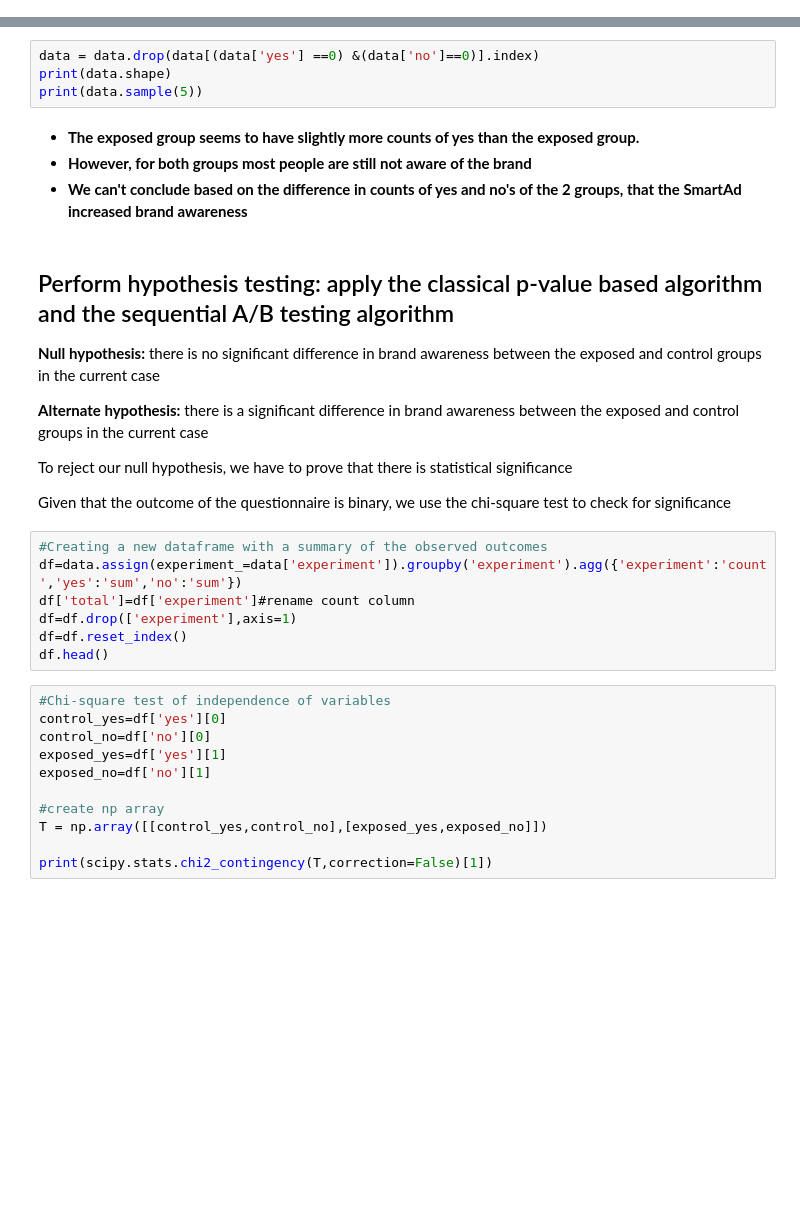
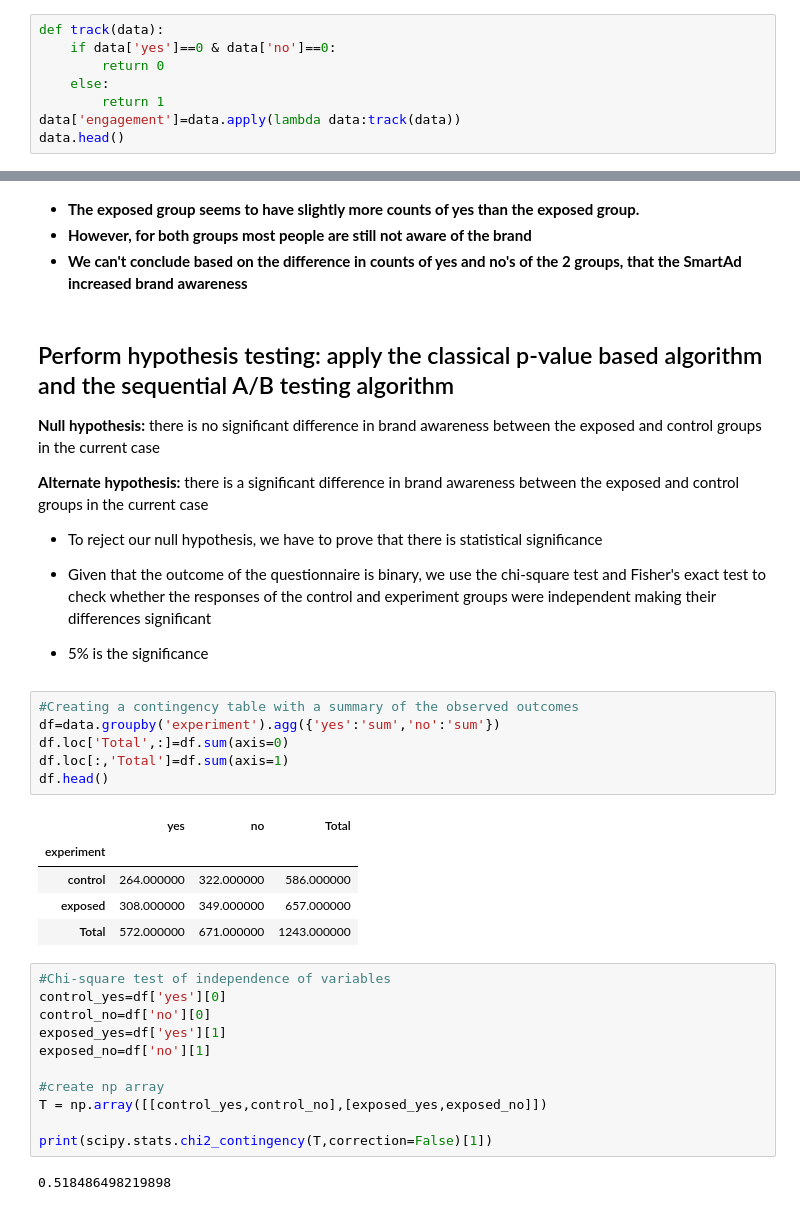
Before and after one commit to katenjoki/A-B_Hypothesis-Testing, a Jupyter notebook: OneDrive/Desktop/10Academy/AdCampaign/notebooks/Week 2.ipynb, the cells around one changed output, grey strips where cells are left out. Saved outputs shown, nothing was run; the diff lists cells and outputs as text; blank space fills up the shorter version.

```diff
--- a/OneDrive/Desktop/10Academy/AdCampaign/notebooks/Week 2.ipynb
+++ b/OneDrive/Desktop/10Academy/AdCampaign/notebooks/Week 2.ipynb
@@ -120,0 +160,8 @@ plot_hist(data,'hour')
+# %%
+def track(data):
+    if data['yes']==0 & data['no']==0:
+        return 0
+    else:
+        return 1
+data['engagement']=data.apply(lambda data:track(data))
+data.head()
@@ -125,7 +174,3 @@ plot_hist(data,'hour')
-# %%
-data = data.drop(data[(data['yes'] ==0) &(data['no']==0)].index)
-print(data.shape)
-print(data.sample(5))
 # %% [markdown]
 * **The exposed group seems to have slightly more counts of yes than the exposed group.**
 * **However, for both groups most people are still not aware of the brand**
@@ -137,16 +182,22 @@ print(data.sample(5))
 
 **Alternate hypothesis:** there is a significant difference in brand awareness between the exposed and control groups in the current case
 
-To reject our null hypothesis, we have to prove that there is statistical significance
+* To reject our null hypothesis, we have to prove that there is statistical significance
 
-Given that the outcome of the questionnaire is binary, we use the chi-square test to check for significance
+* Given that the outcome of the questionnaire is binary, we use the chi-square test  and  Fisher's exact test to check whether the responses of the control and experiment groups were independent making their differences significant
+* 5% is the significance
 # %%
-#Creating a new dataframe with a summary of the observed outcomes
-df=data.assign(experiment_=data['experiment']).groupby('experiment').agg({'experiment':'count','yes':'sum','no':'sum'})
-df['total']=df['experiment']#rename count column
-df=df.drop(['experiment'],axis=1)
-df=df.reset_index()
+#Creating a contingency table with a summary of the observed outcomes
+df=data.groupby('experiment').agg({'yes':'sum','no':'sum'})
+df.loc['Total',:]=df.sum(axis=0)
+df.loc[:,'Total']=df.sum(axis=1)
 df.head()
+# %% [output]
+|  | yes | no | Total |
+| experiment |  |  |  |
+| control | 264.000000 | 322.000000 | 586.000000 |
+| exposed | 308.000000 | 349.000000 | 657.000000 |
+| Total | 572.000000 | 671.000000 | 1243.000000 |
 # %%
 #Chi-square test of independence of variables
 control_yes=df['yes'][0]
@@ -158,3 +209,5 @@ exposed_no=df['no'][1]
 T = np.array([[control_yes,control_no],[exposed_yes,exposed_no]])
 
 print(scipy.stats.chi2_contingency(T,correction=False)[1])
+# %% [output]
+0.518486498219898
```
Also changed, not shown: parts of 16 cells of this notebook.
